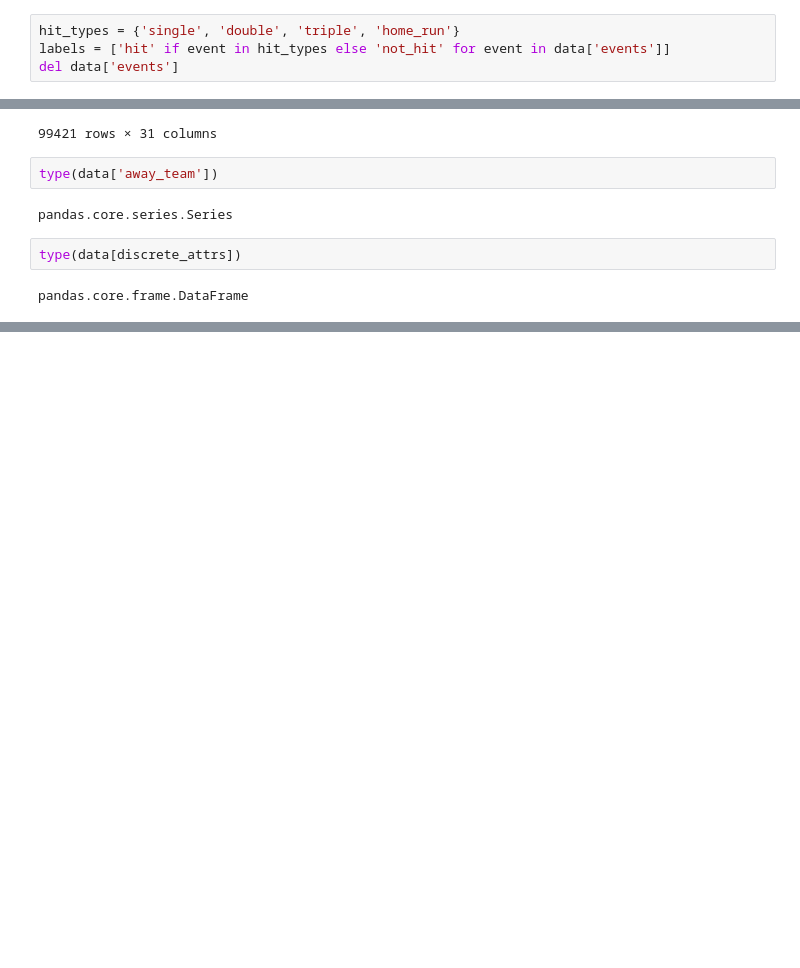
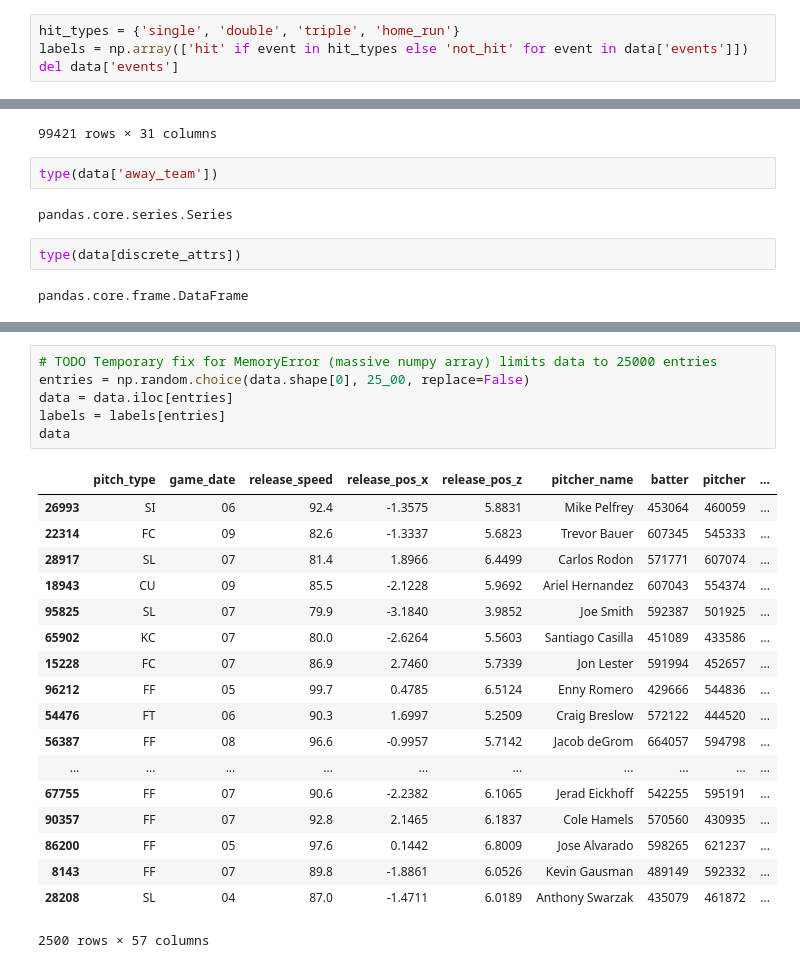
Before and after one commit to AndrewYinLi/machine-learning-baseball, a Jupyter notebook: random_forest.ipynb, the cells around one changed output, grey strips where cells are left out. Cells and saved outputs as stored; diff of their text form; blank space fills up the shorter version.

```diff
--- a/random_forest.ipynb
+++ b/random_forest.ipynb
@@ -424,7 +424,7 @@ catcher_interf                   3
 Name: events, dtype: int64
 # %%
 hit_types = {'single', 'double', 'triple', 'home_run'}
-labels = ['hit' if event in hit_types else 'not_hit' for event in data['events']]
+labels = np.array(['hit' if event in hit_types else 'not_hit' for event in data['events']])
 del data['events']
 # %%
 data.hist(bins=50, figsize=(20, 15))
@@ -646,3 +669,28 @@ pandas.core.frame.DataFrame
+# %%
+# TODO Temporary fix for MemoryError (massive numpy array) limits data to 25000 entries
+entries = np.random.choice(data.shape[0], 25_00, replace=False)
+data = data.iloc[entries]
+labels = labels[entries]
+data
+# %% [output]
+|  | pitch_type | game_date | release_speed | release_pos_x | release_pos_z | pitcher_name | batter | pitcher | ... |
+| 26993 | SI | 06 | 92.4 | -1.3575 | 5.8831 | Mike Pelfrey | 453064 | 460059 | ... |
+| 22314 | FC | 09 | 82.6 | -1.3337 | 5.6823 | Trevor Bauer | 607345 | 545333 | ... |
+| 28917 | SL | 07 | 81.4 | 1.8966 | 6.4499 | Carlos Rodon | 571771 | 607074 | ... |
+| 18943 | CU | 09 | 85.5 | -2.1228 | 5.9692 | Ariel Hernandez | 607043 | 554374 | ... |
+| 95825 | SL | 07 | 79.9 | -3.1840 | 3.9852 | Joe Smith | 592387 | 501925 | ... |
+| 65902 | KC | 07 | 80.0 | -2.6264 | 5.5603 | Santiago Casilla | 451089 | 433586 | ... |
+| 15228 | FC | 07 | 86.9 | 2.7460 | 5.7339 | Jon Lester | 591994 | 452657 | ... |
+| 96212 | FF | 05 | 99.7 | 0.4785 | 6.5124 | Enny Romero | 429666 | 544836 | ... |
+| 54476 | FT | 06 | 90.3 | 1.6997 | 5.2509 | Craig Breslow | 572122 | 444520 | ... |
+| 56387 | FF | 08 | 96.6 | -0.9957 | 5.7142 | Jacob deGrom | 664057 | 594798 | ... |
+| ... | ... | ... | ... | ... | ... | ... | ... | ... | ... |
+| 67755 | FF | 07 | 90.6 | -2.2382 | 6.1065 | Jerad Eickhoff | 542255 | 595191 | ... |
+| 90357 | FF | 07 | 92.8 | 2.1465 | 6.1837 | Cole Hamels | 570560 | 430935 | ... |
+| 86200 | FF | 05 | 97.6 | 0.1442 | 6.8009 | Jose Alvarado | 598265 | 621237 | ... |
+| 8143 | FF | 07 | 89.8 | -1.8861 | 6.0526 | Kevin Gausman | 489149 | 592332 | ... |
+| 28208 | SL | 04 | 87.0 | -1.4711 | 6.0189 | Anthony Swarzak | 435079 | 461872 | ... |
+2500 rows × 57 columns
 # %%
 from utils import CategoricalEncoder
 from sklearn.pipeline import FeatureUnion
```
Also changed, not shown: parts of 9 cells of this notebook.
